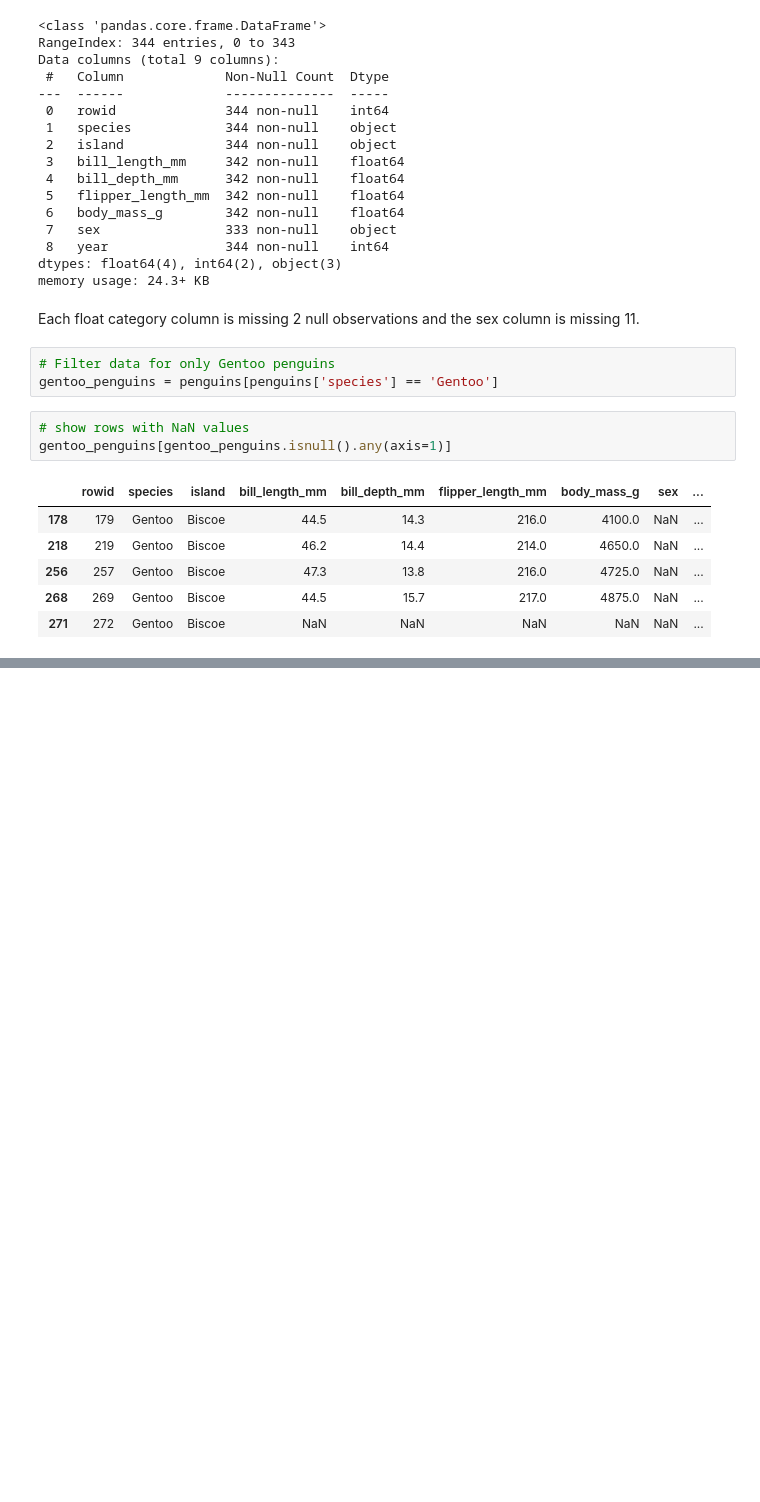
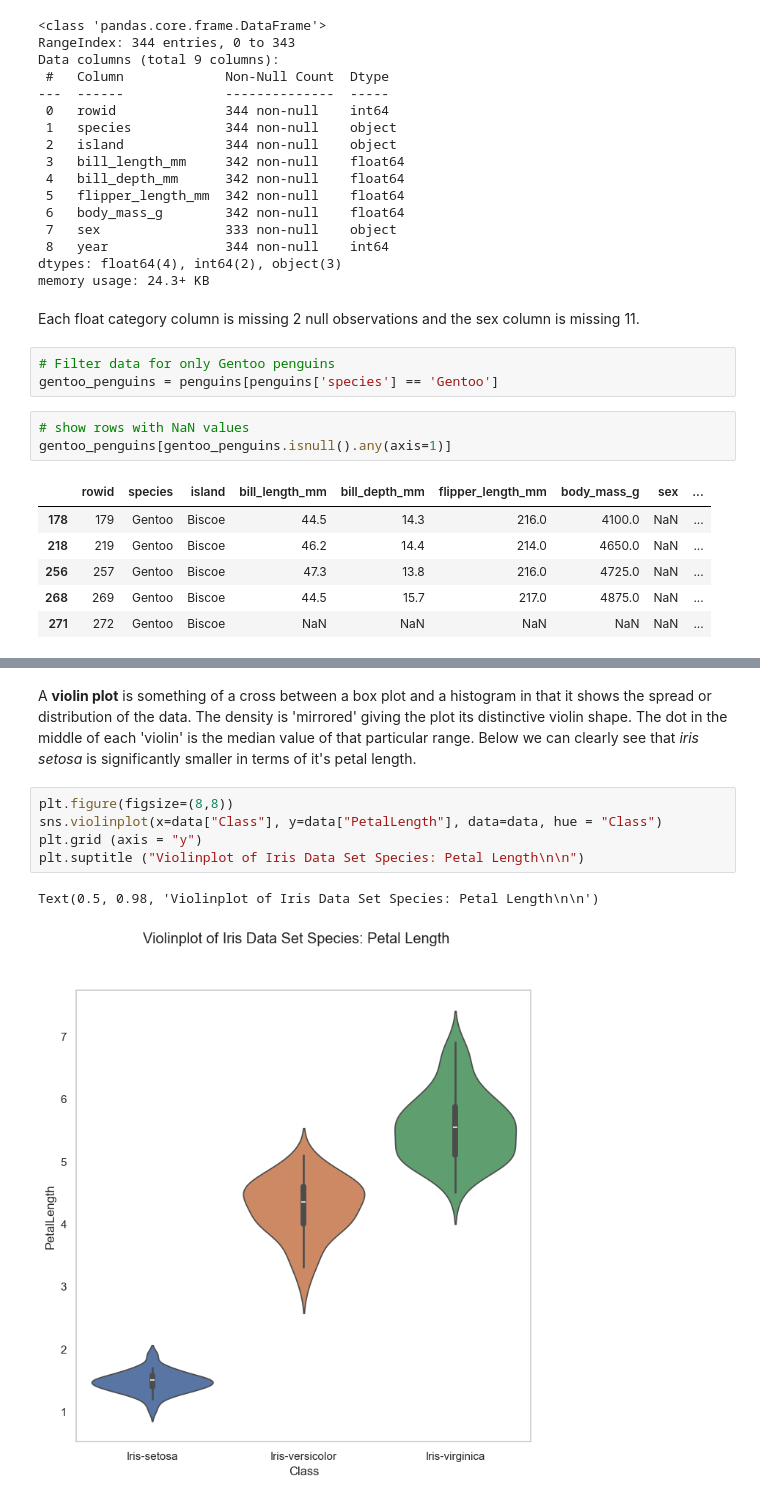
Before and after one commit to Scunnies/machine-learning-and-statistics, a Jupyter notebook: Tasks/tasks.ipynb, the cells around one changed output, grey strips where cells are left out. Saved outputs shown, nothing was run; the diff lists cells and outputs as text; blank space fills up the shorter version.

```diff
--- a/Tasks/tasks.ipynb
+++ b/Tasks/tasks.ipynb
@@ -315,0 +369,10 @@ The violin plot visually supports the t-test conclusion.  It clearly represents
+# %% [markdown]
+A **violin plot** is something of a cross between a box plot and a histogram in that it shows the spread or distribution of the data. The density is 'mirrored' giving the plot its distinctive violin shape. The dot in the middle of each 'violin' is the median value of that particular range.  Below we can clearly see that *iris setosa* is significantly smaller in terms of it's petal length.
+# %%
+plt.figure(figsize=(8,8))
+sns.violinplot(x=data["Class"], y=data["PetalLength"], data=data, hue = "Class")
+plt.grid (axis = "y")
+plt.suptitle ("Violinplot of Iris Data Set Species: Petal Length\n\n")
+# %% [output]
+Text(0.5, 0.98, 'Violinplot of Iris Data Set Species: Petal Length\n\n')
+[figure, added]
```
Also changed, not shown: parts of 37 cells of this notebook, 1 other file.
